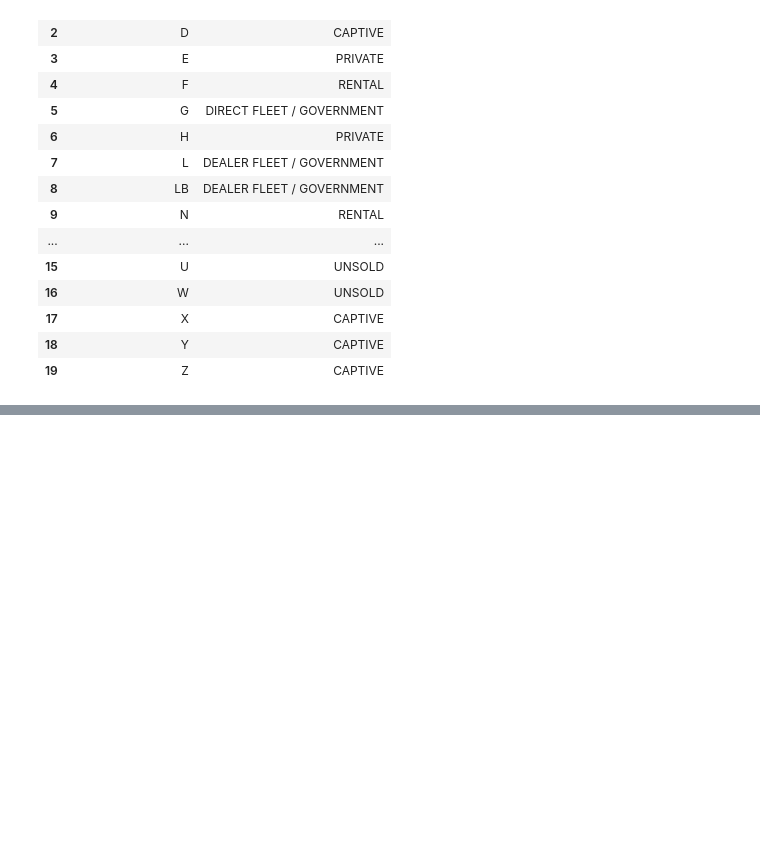
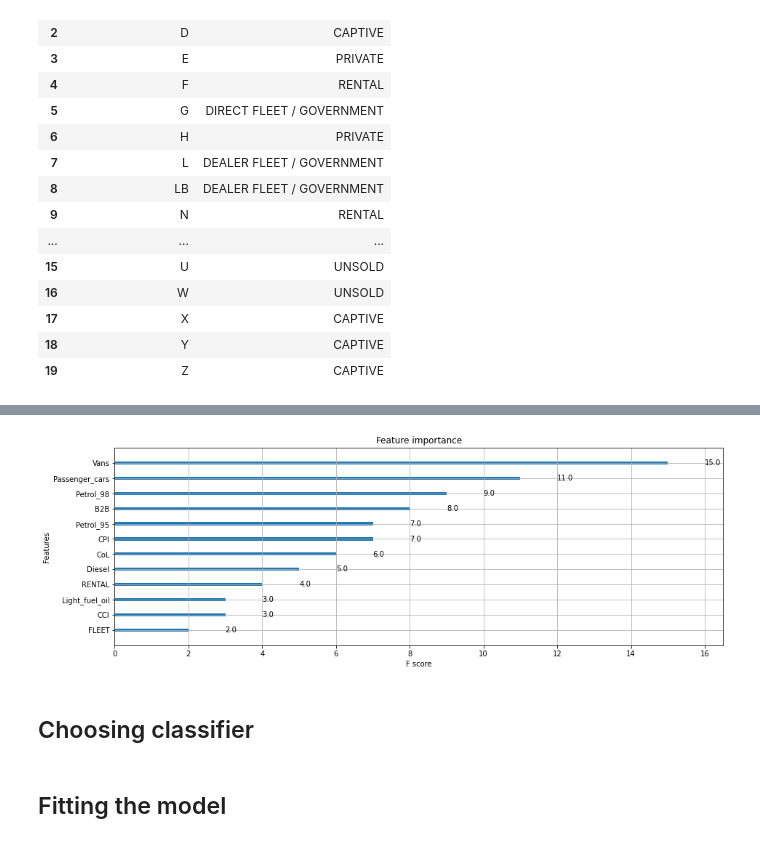
Before and after one commit to martinel-UAS/projects, a Jupyter notebook: 5. Master_thesis/Project.ipynb, the cells around one changed output, grey strips where cells are left out. Saved outputs shown, nothing was run; the diff lists cells and outputs as text; code cells hidden in the pictures; blank space fills up the shorter version.

```diff
--- a/5. Master_thesis/Project.ipynb
+++ b/5. Master_thesis/Project.ipynb
@@ -353,0 +476,8 @@ AttributeError: 'pandas._libs.properties.CachedProperty' object has no attribute
+# %%
+xgb.plot_importance(xg_reg)
+plt.rcParams['figure.figsize'] = [15, 10]
+plt.show()
+# %% [output]
+[figure, added]
+# %% [markdown]
+## Choosing classifier
@@ -353,0 +489,2 @@ AttributeError: 'pandas._libs.properties.CachedProperty' object has no attribute
+# %% [markdown]
+## Fitting the model
```
Also changed, not shown: parts of 74 cells of this notebook, 1 other file.
